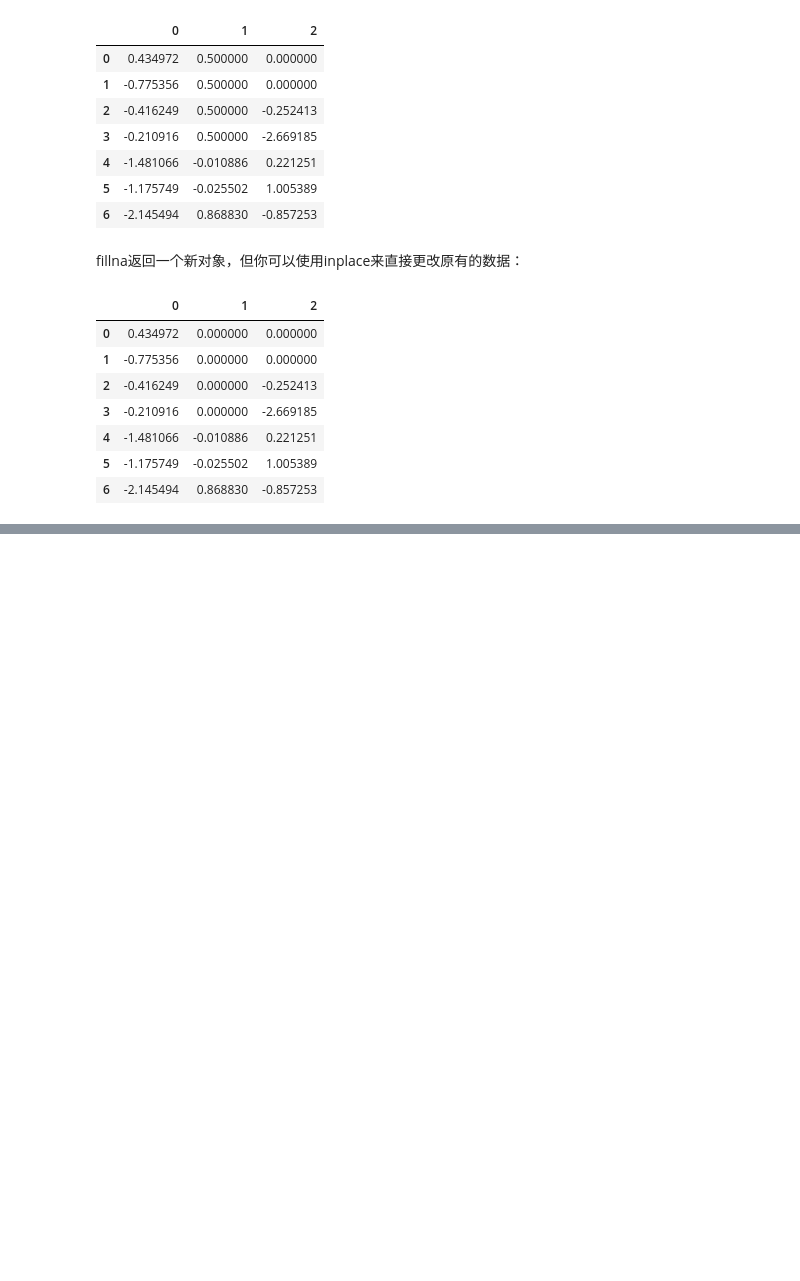
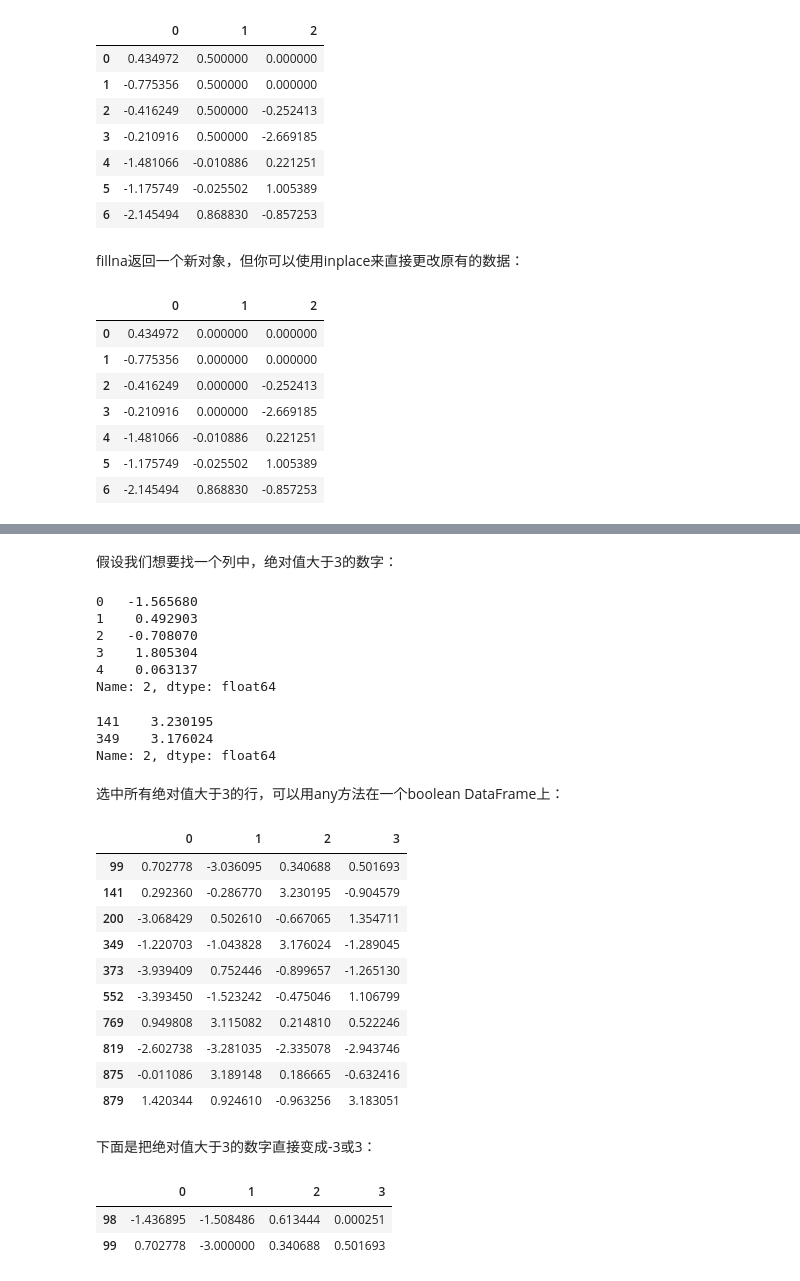
Before and after one commit to zzhhoubin/pydata, a Jupyter notebook: pandas.ipynb, the cells around one changed output, grey strips where cells are left out. Cells and saved outputs as stored; diff of their text form; code cells hidden in the pictures; blank space fills up the shorter version.

Commit message:
Data Transformation（数据变换）

```diff
--- a/pandas.ipynb
+++ b/pandas.ipynb
@@ -828,0 +1197,3 @@ df
+# %%
+data = pd.DataFrame(np.random.randn(1000, 4))
+data.describe()
@@ -828,0 +1210,36 @@ df
+# %% [markdown]
+假设我们想要找一个列中，绝对值大于3的数字：
+# %%
+col = data[2]
+col.head()
+# %% [output]
+0   -1.565680
+1    0.492903
+2   -0.708070
+3    1.805304
+4    0.063137
+Name: 2, dtype: float64
+# %%
+col[np.abs(col) > 3]
+# %% [output]
+141    3.230195
+349    3.176024
+Name: 2, dtype: float64
+# %% [markdown]
+选中所有绝对值大于3的行，可以用any方法在一个boolean DataFrame上：
+# %%
+data[(np.abs(data) > 3).any(1)] # any中axis=1表示column
+# %% [output]
+|  | 0 | 1 | 2 | 3 |
+| 99 | 0.702778 | -3.036095 | 0.340688 | 0.501693 |
+| 141 | 0.292360 | -0.286770 | 3.230195 | -0.904579 |
+| 200 | -3.068429 | 0.502610 | -0.667065 | 1.354711 |
+| 349 | -1.220703 | -1.043828 | 3.176024 | -1.289045 |
+| 373 | -3.939409 | 0.752446 | -0.899657 | -1.265130 |
+| 552 | -3.393450 | -1.523242 | -0.475046 | 1.106799 |
+| 769 | 0.949808 | 3.115082 | 0.214810 | 0.522246 |
+| 819 | -2.602738 | -3.281035 | -2.335078 | -2.943746 |
+| 875 | -0.011086 | 3.189148 | 0.186665 | -0.632416 |
+| 879 | 1.420344 | 0.924610 | -0.963256 | 3.183051 |
+# %% [markdown]
+下面是把绝对值大于3的数字直接变成-3或3：
@@ -828,0 +1248,6 @@ df
+# %%
+data[98:100]
+# %% [output]
+|  | 0 | 1 | 2 | 3 |
+| 98 | -1.436895 | -1.508486 | 0.613444 | 0.000251 |
+| 99 | 0.702778 | -3.000000 | 0.340688 | 0.501693 |
```
Also changed, not shown: parts of 82 cells of this notebook.
